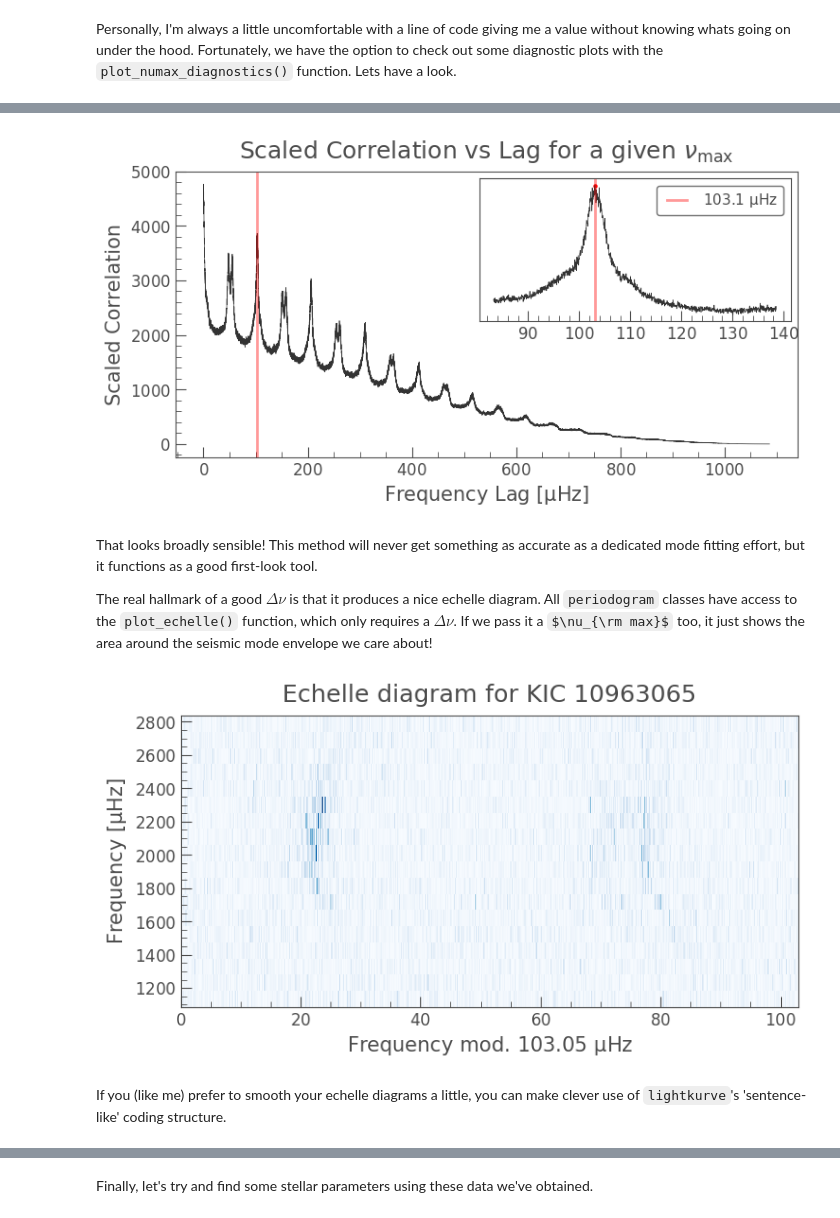
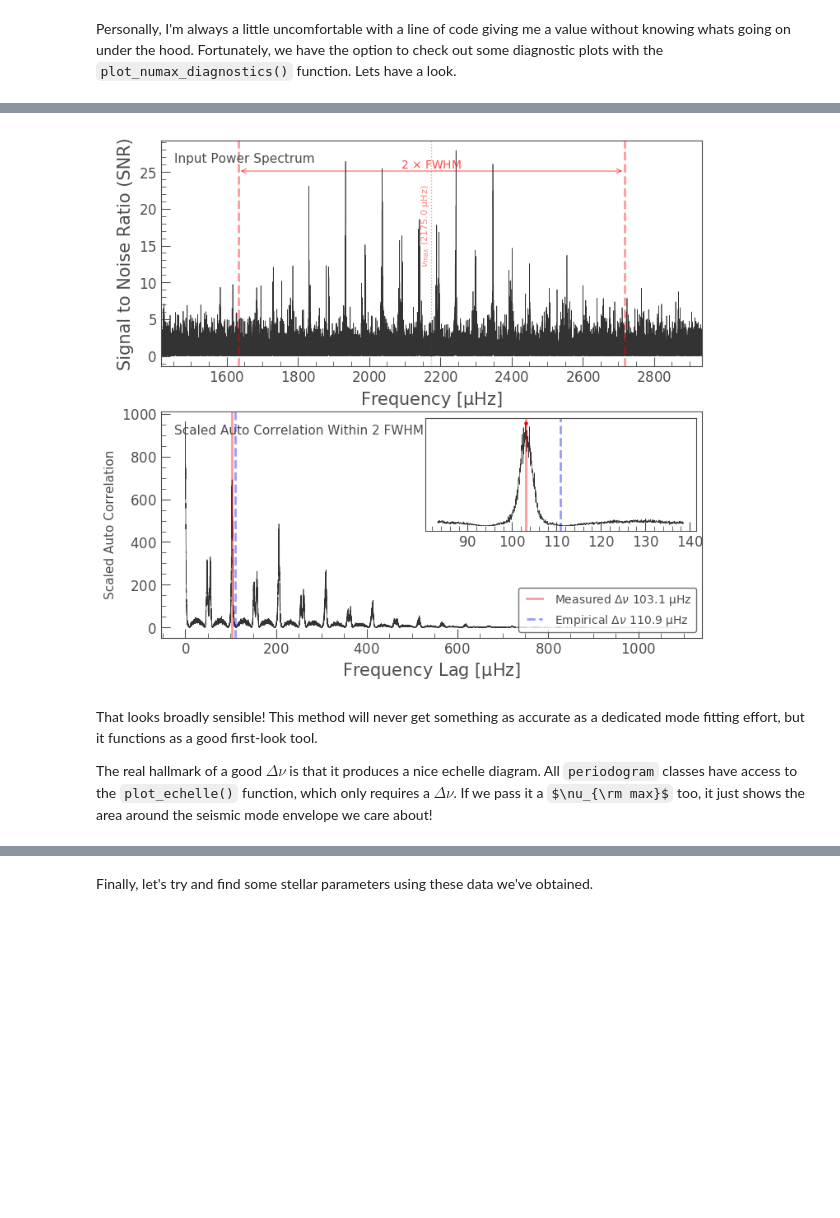
Before and after one commit to ojhall94/TASC5_lightkurve, a Jupyter notebook: Notebooks/Rudy-example.ipynb, the cells around one changed output, grey strips where cells are left out. Saved outputs shown, nothing was run; the diff lists cells and outputs as text; code cells hidden in the pictures; some formulas as TeX source; blank space fills up the shorter version.

```diff
--- a/Notebooks/Rudy-example.ipynb
+++ b/Notebooks/Rudy-example.ipynb
@@ -147,14 +174,9 @@ I'm going to go straight to the diagnostics plots this time.
-# %%
-deltanu, ax = snr.plot_deltanu_diagnostics(numax=numax)
-# %% [output]
-[figure, removed]
+# %%
+deltanu = butler.estimate_deltanu()
+ax = butler.diagnose_deltanu()
+# %% [output]
+[figure, added]
 # %% [markdown]
 That looks broadly sensible! This method will never get something as accurate as a dedicated mode fitting effort, but it functions as a good first-look tool.
 
 The real hallmark of a good $\Delta\nu$ is that it produces a nice echelle diagram. All `periodogram` classes have access to the `plot_echelle()` function, which only requires a $\Delta\nu$. If we pass it a $\nu_{\rm max}$ too, it just shows the area around the seismic mode envelope we care about!
-# %%
-ax = snr.plot_echelle(deltanu, numax)
-# %% [output]
-[figure, removed]
-# %% [markdown]
-If you (like me) prefer to smooth your echelle diagrams a little, you can make clever use of `lightkurve`'s 'sentence-like' coding structure.
```
Also changed, not shown: parts of 35 cells of this notebook, 4 other files.
